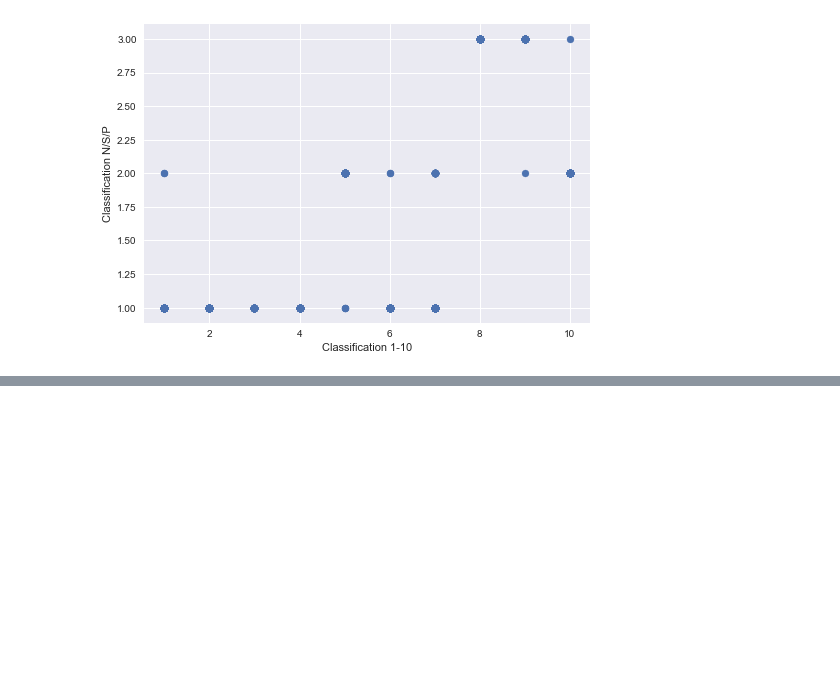
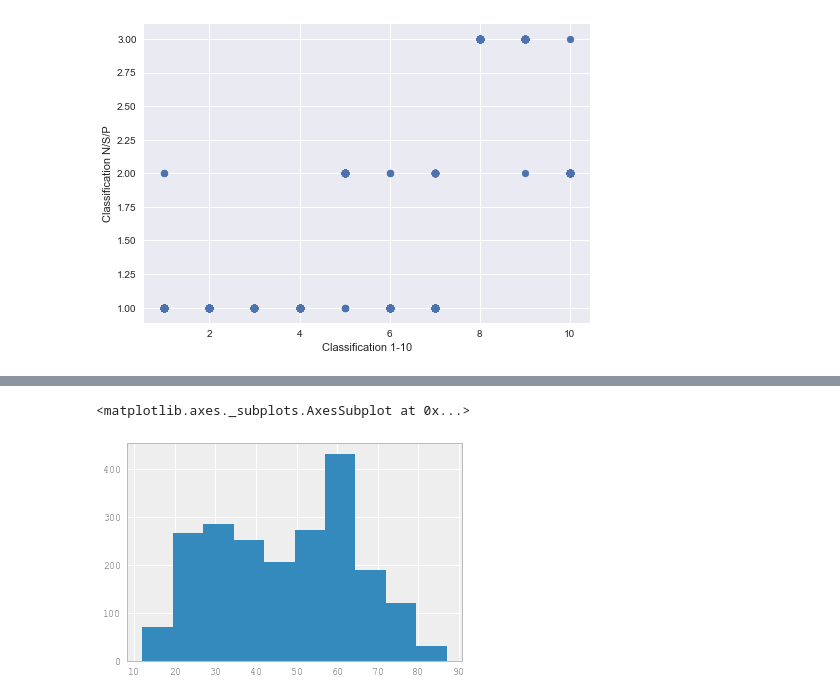
Before and after one commit to nashneo/Capstone, a Jupyter notebook: Capstone.ipynb, the cells around one changed output, grey strips where cells are left out. Drawn from its saved outputs; the diff is of its cells as text; code cells hidden in the pictures; blank space fills up the shorter version.

```diff
--- a/Capstone.ipynb
+++ b/Capstone.ipynb
@@ -131,0 +161,6 @@ sns.plt.show()
+# %%
+
+TestData1['percentage of time with abnormal short term variability  (SisPorto)'].hist()
+# %% [output]
+<matplotlib.axes._subplots.AxesSubplot at 0x...>
+[figure, added]
```
Also changed, not shown: parts of 7 cells of this notebook.
